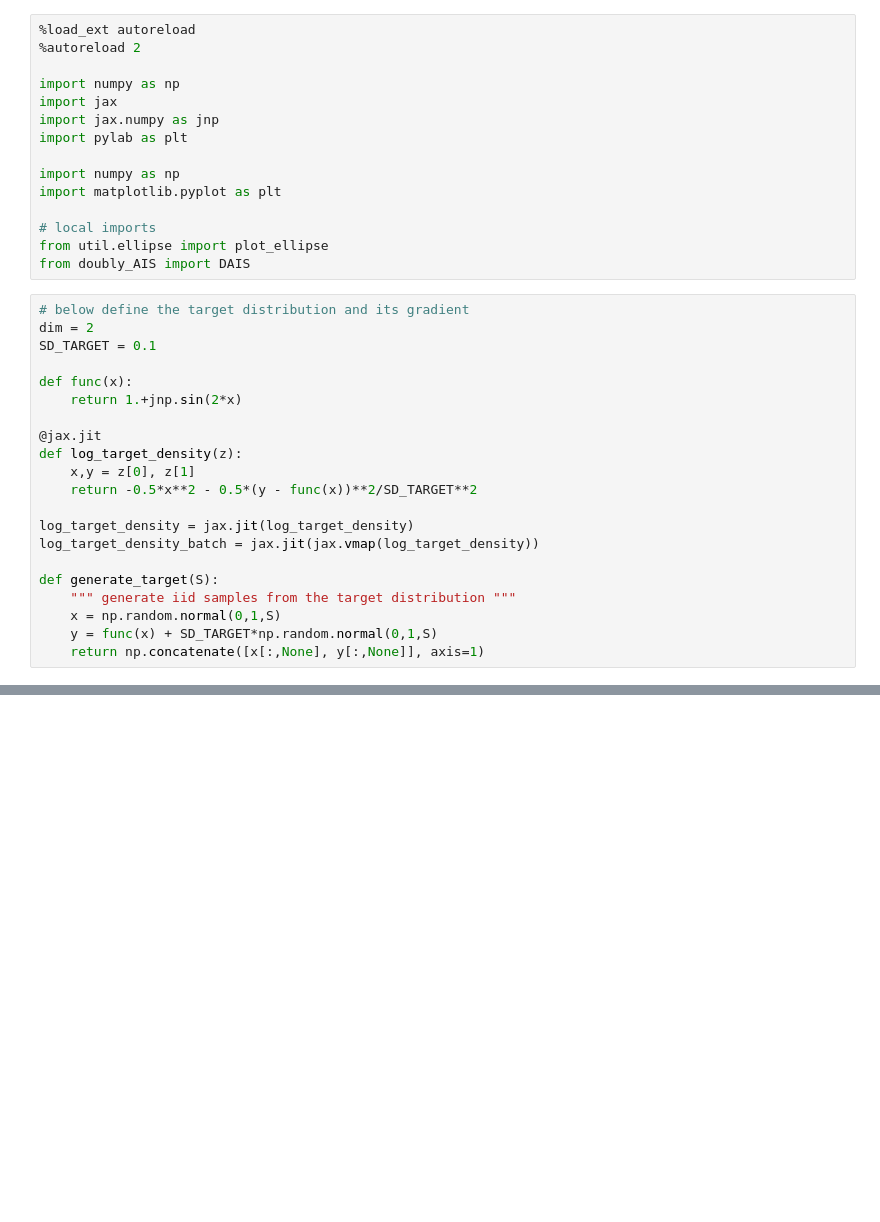
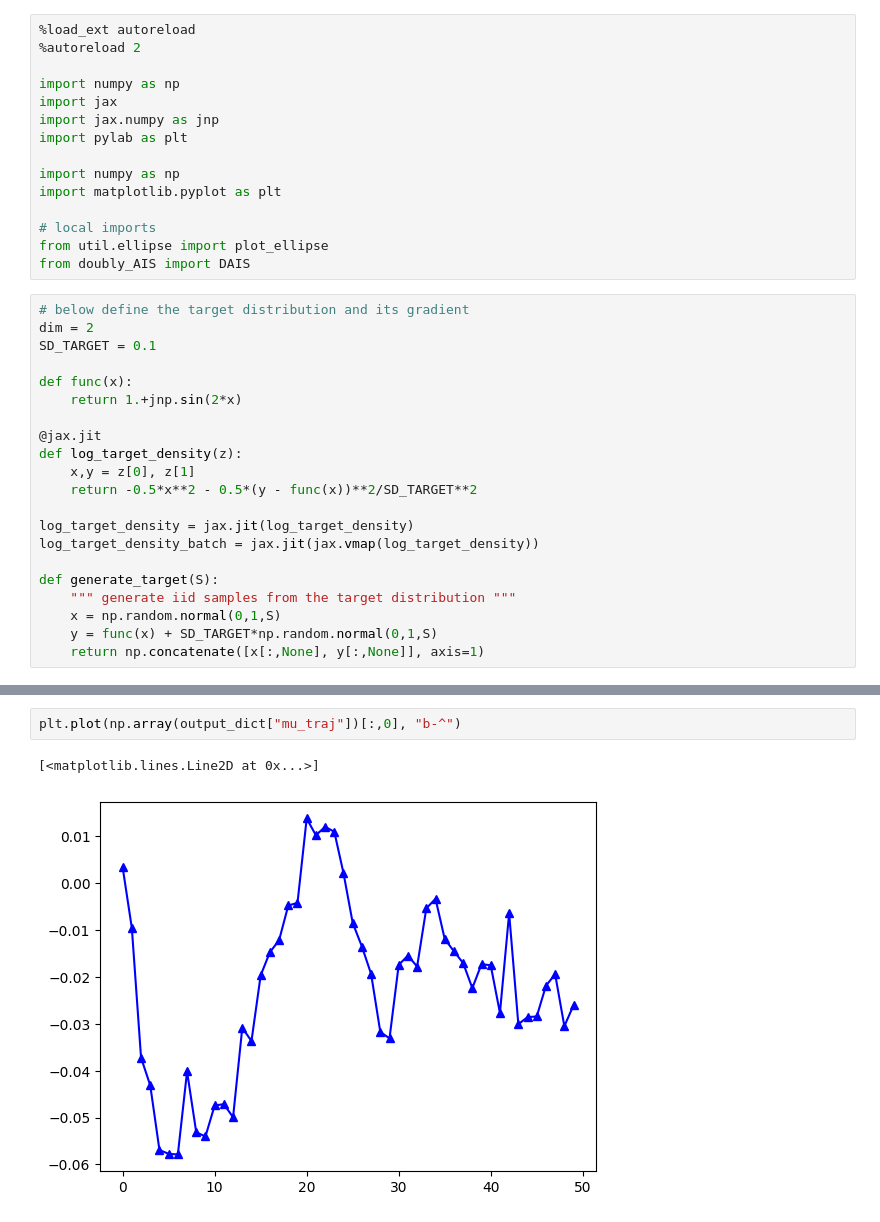
Before and after one commit to thiery-lab/dais, a Jupyter notebook: illustrations/DAIS_toy_banana.ipynb, the cells around one changed output, grey strips where cells are left out. Drawn from its saved outputs; the diff is of its cells as text; blank space fills up the shorter version.

```diff
--- a/illustrations/DAIS_toy_banana.ipynb
+++ b/illustrations/DAIS_toy_banana.ipynb
@@ -154,0 +164,5 @@ plot_ellipse(ax, mu_target, Gamma_target, color="yellow", linestyle="--", lw=5)
+# %%
+plt.plot(np.array(output_dict["mu_traj"])[:,0], "b-^")
+# %% [output]
+[<matplotlib.lines.Line2D at 0x...>]
+[figure, added]
```
Also changed, not shown: parts of 5 cells of this notebook, 57 other files.
